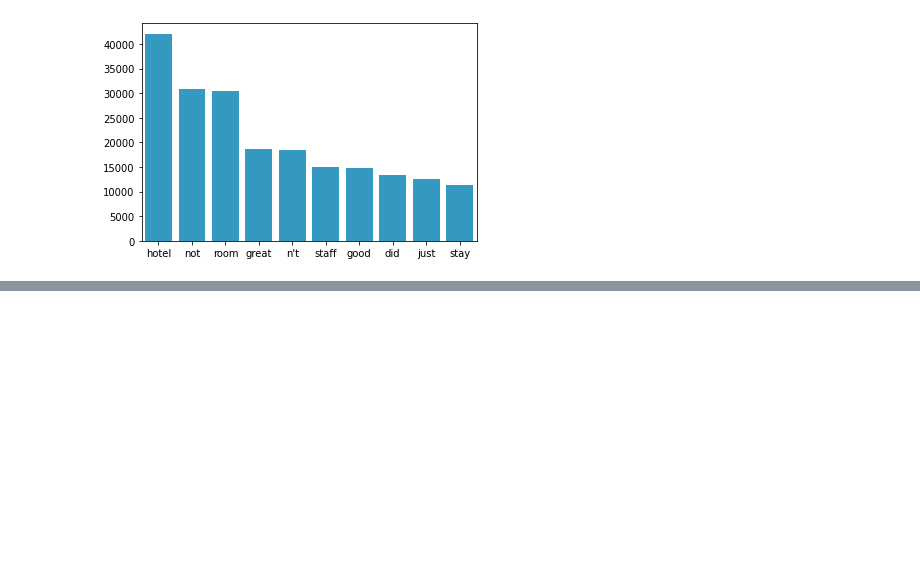
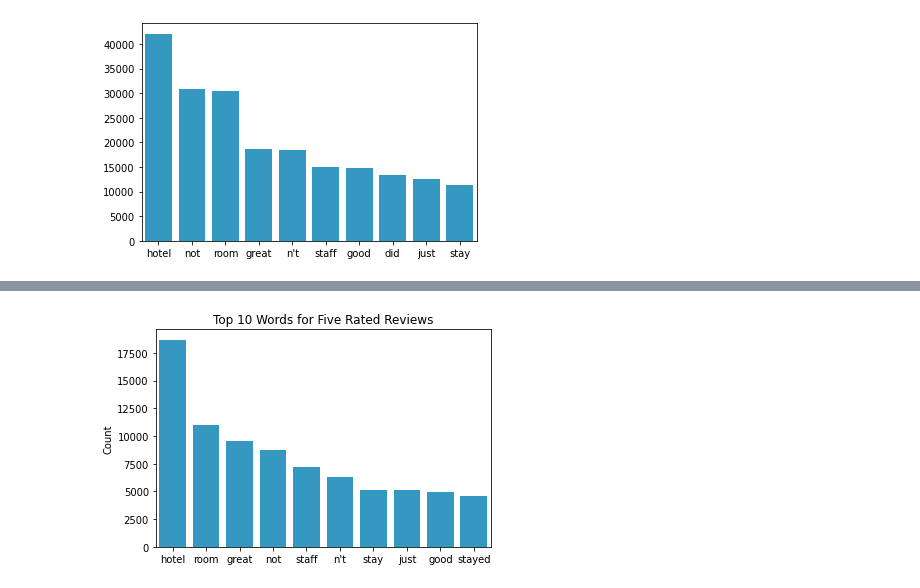
Before and after one commit to JohnathanJack/tripadvisor_reviews, a Jupyter notebook: eda.ipynb, the cells around one changed output, grey strips where cells are left out. Saved outputs shown, nothing was run; the diff lists cells and outputs as text; code cells hidden in the pictures; blank space fills up the shorter version.

```diff
--- a/eda.ipynb
+++ b/eda.ipynb
@@ -155,0 +199,4 @@ sns.barplot(x=top_ten_words, y=top_ten_words_num, palette = ['#1da2d8'])
+# %%
+word_graph(rating_five_words, title='Top 10 Words for Five Rated Reviews')
+# %% [output]
+[figure, added]
```
Also changed, not shown: parts of 10 cells of this notebook.
